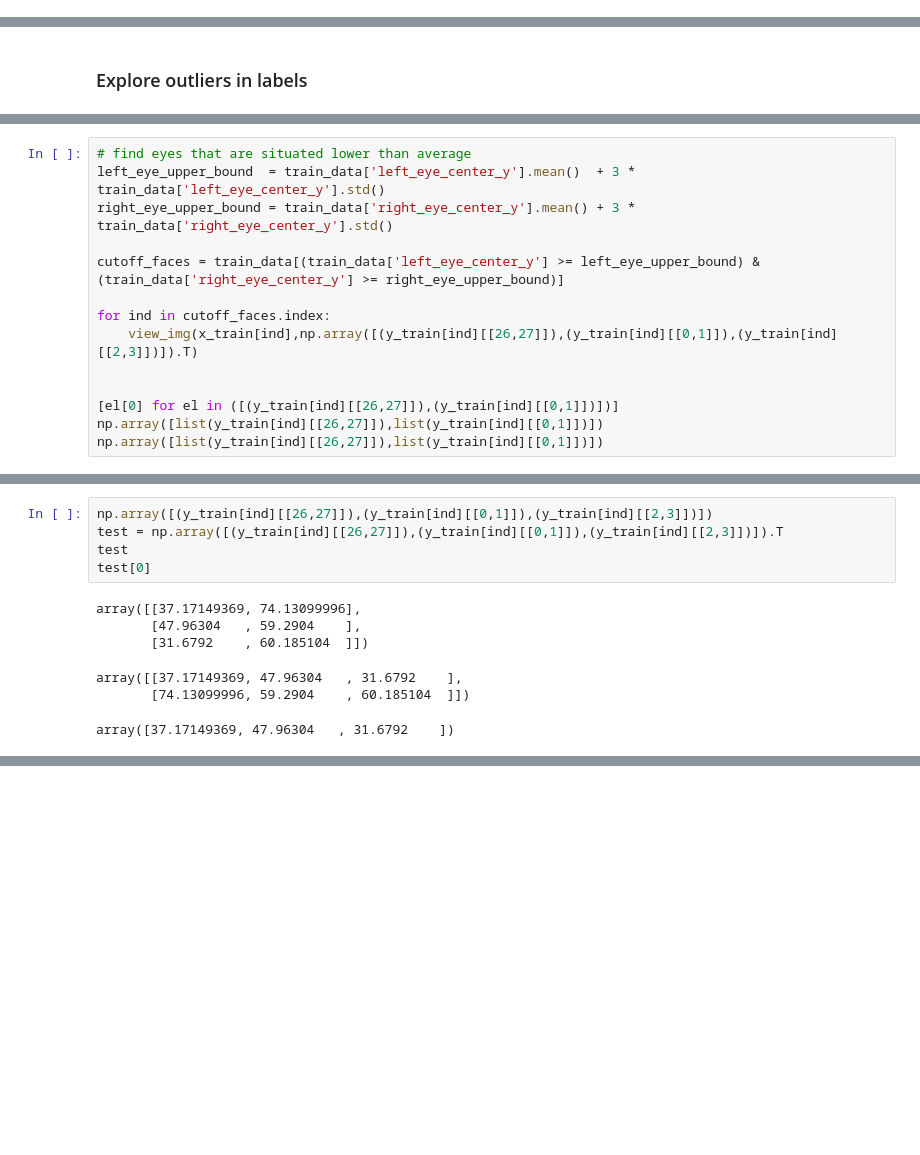
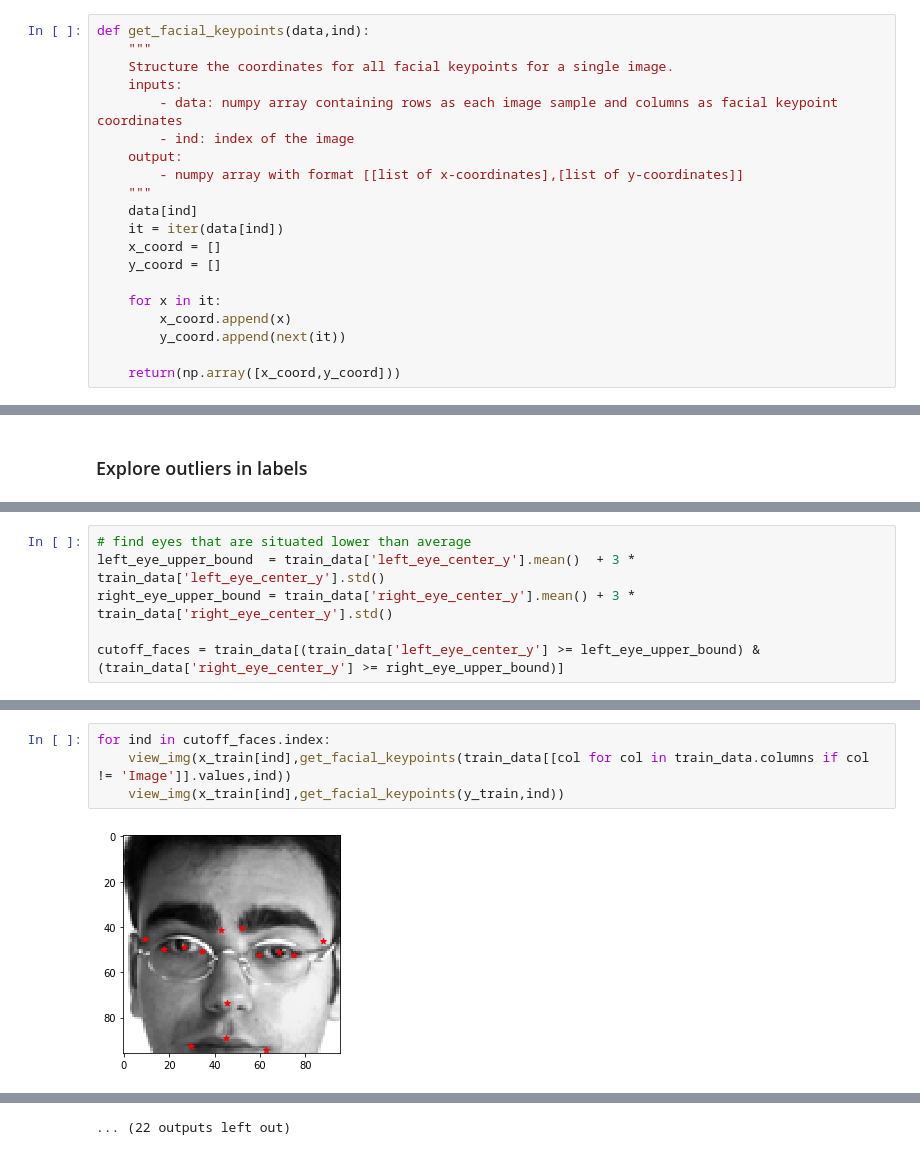
Before and after one commit to MadhuAtBerkeley/w207_Project, a Jupyter notebook: source/w207_eda.ipynb, the cells around one changed output, grey strips where cells are left out. Saved outputs shown, nothing was run; the diff lists cells and outputs as text; blank space fills up the shorter version.

Commit message:
fix bug to allow display of all facial keypoints

```diff
--- a/source/w207_eda.ipynb
+++ b/source/w207_eda.ipynb
@@ -61,6 +61,26 @@ def view_img(sample_img,coord=None):
     plt.imshow(sample_img.reshape(96,96),cmap='gray')
     plt.scatter(coord[0],coord[1],marker = '*',c='r')
     plt.show()
+# %%
+def get_facial_keypoints(data,ind):
+    """
+    Structure the coordinates for all facial keypoints for a single image.
+    inputs:
+        - data: numpy array containing rows as each image sample and columns as facial keypoint coordinates
+        - ind: index of the image
+    output:
+        - numpy array with format [[list of x-coordinates],[list of y-coordinates]]
+    """
+    data[ind]
+    it = iter(data[ind])
+    x_coord = []
+    y_coord = []
+
+    for x in it:
+        x_coord.append(x)
+        y_coord.append(next(it))
+
+    return(np.array([x_coord,y_coord]))
 # %% [markdown]
 ## Import data
 # %%
@@ -264,14 +292,6 @@ left_eye_upper_bound  = train_data['left_eye_center_y'].mean()  + 3 * train_data
 right_eye_upper_bound = train_data['right_eye_center_y'].mean() + 3 * train_data['right_eye_center_y'].std()
 
 cutoff_faces = train_data[(train_data['left_eye_center_y'] >= left_eye_upper_bound) & (train_data['right_eye_center_y'] >= right_eye_upper_bound)]
-
-for ind in cutoff_faces.index:
-    view_img(x_train[ind],np.array([(y_train[ind][[26,27]]),(y_train[ind][[0,1]]),(y_train[ind][[2,3]])]).T)
-
-
-[el[0] for el in ([(y_train[ind][[26,27]]),(y_train[ind][[0,1]])])]
-np.array([list(y_train[ind][[26,27]]),list(y_train[ind][[0,1]])])
-np.array([list(y_train[ind][[26,27]]),list(y_train[ind][[0,1]])])
 # %% [output]
 [figure]
 [figure]
@@ -289,12 +309,6 @@ np.array([list(y_train[ind][[26,27]]),list(y_train[ind][[0,1]])])
-# %%
-np.array([(y_train[ind][[26,27]]),(y_train[ind][[0,1]]),(y_train[ind][[2,3]])])
-test = np.array([(y_train[ind][[26,27]]),(y_train[ind][[0,1]]),(y_train[ind][[2,3]])]).T
-test
-test[0]
-# %% [output]
-array([[37.17149369, 74.13099996],
-       [47.96304   , 59.2904    ],
-       [31.6792    , 60.185104  ]])
-array([[37.17149369, 47.96304   , 31.6792    ],
-       [74.13099996, 59.2904    , 60.185104  ]])
-array([37.17149369, 47.96304   , 31.6792    ])
+# %%
+for ind in cutoff_faces.index:
+    view_img(x_train[ind],get_facial_keypoints(train_data[[col for col in train_data.columns if col != 'Image']].values,ind))
+    view_img(x_train[ind],get_facial_keypoints(y_train,ind))
+# %% [output]
+[figure, added]
@@ -300,0 +326 @@ array([37.17149369, 47.96304   , 31.6792    ])
+... (22 outputs left out)
```
Also changed, not shown: parts of 6 cells of this notebook.
